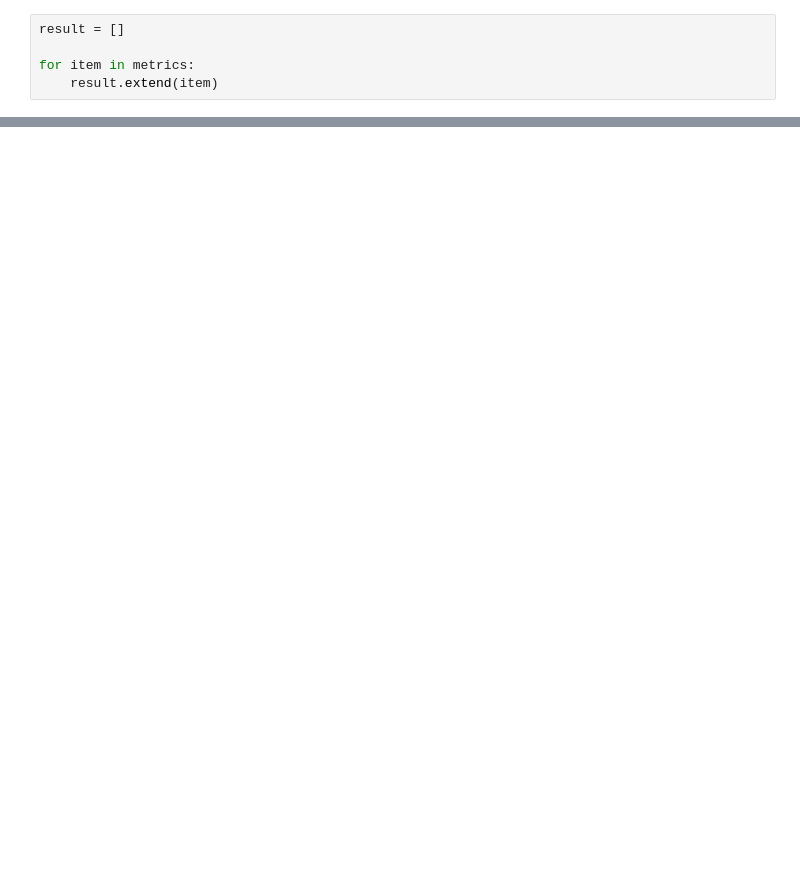
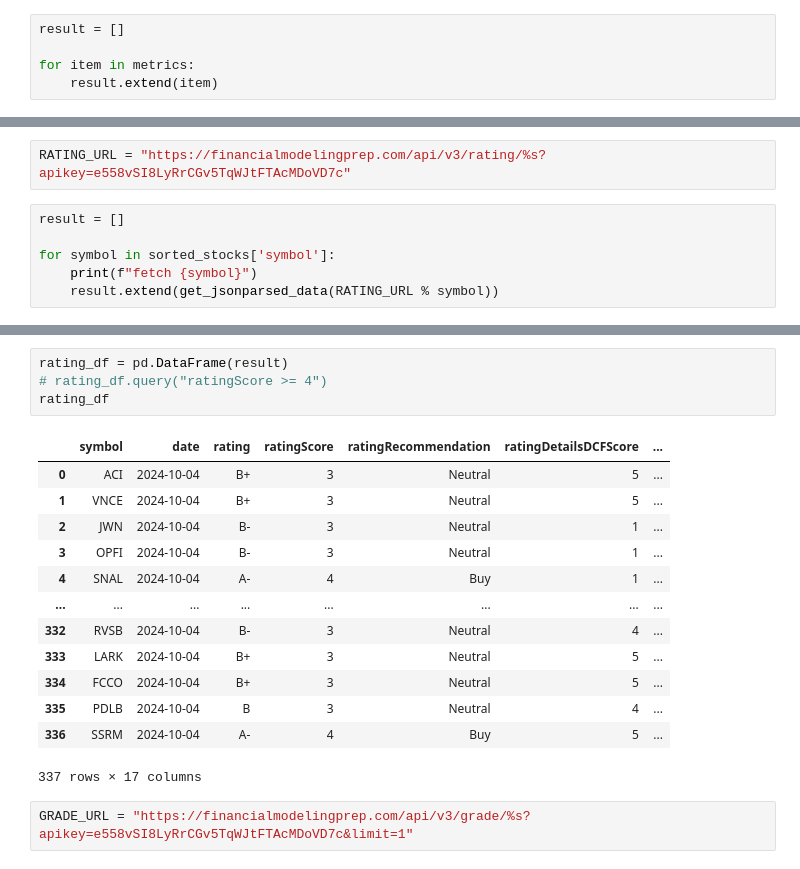
Before and after one commit to KimDhanHee/Simba2, a Jupyter notebook: API Tester.ipynb, the cells around one changed output, grey strips where cells are left out. Drawn from its saved outputs; the diff is of its cells as text; blank space fills up the shorter version.

```diff
--- a/API Tester.ipynb
+++ b/API Tester.ipynb
@@ -201,0 +208,8 @@ sorted_stocks.head(10)
+# %%
+RATING_URL = "https://financialmodelingprep.com/api/v3/rating/%s?apikey=e558vSI8LyRrCGv5TqWJtFTAcMDoVD7c"
+# %%
+result = []
+
+for symbol in sorted_stocks['symbol']:
+    print(f"fetch {symbol}")
+    result.extend(get_jsonparsed_data(RATING_URL % symbol))
@@ -201,0 +235,20 @@ sorted_stocks.head(10)
+# %%
+rating_df = pd.DataFrame(result)
+# rating_df.query("ratingScore >= 4")
+rating_df
+# %% [output]
+|  | symbol | date | rating | ratingScore | ratingRecommendation | ratingDetailsDCFScore | ... |
+| 0 | ACI | 2024-10-04 | B+ | 3 | Neutral | 5 | ... |
+| 1 | VNCE | 2024-10-04 | B+ | 3 | Neutral | 5 | ... |
+| 2 | JWN | 2024-10-04 | B- | 3 | Neutral | 1 | ... |
+| 3 | OPFI | 2024-10-04 | B- | 3 | Neutral | 1 | ... |
+| 4 | SNAL | 2024-10-04 | A- | 4 | Buy | 1 | ... |
+| ... | ... | ... | ... | ... | ... | ... | ... |
+| 332 | RVSB | 2024-10-04 | B- | 3 | Neutral | 4 | ... |
+| 333 | LARK | 2024-10-04 | B+ | 3 | Neutral | 5 | ... |
+| 334 | FCCO | 2024-10-04 | B+ | 3 | Neutral | 5 | ... |
+| 335 | PDLB | 2024-10-04 | B | 3 | Neutral | 4 | ... |
+| 336 | SSRM | 2024-10-04 | A- | 4 | Buy | 5 | ... |
+337 rows × 17 columns
+# %%
+GRADE_URL = "https://financialmodelingprep.com/api/v3/grade/%s?apikey=e558vSI8LyRrCGv5TqWJtFTAcMDoVD7c&limit=1"
```
Also changed, not shown: parts of 15 cells of this notebook, 1 other file.
